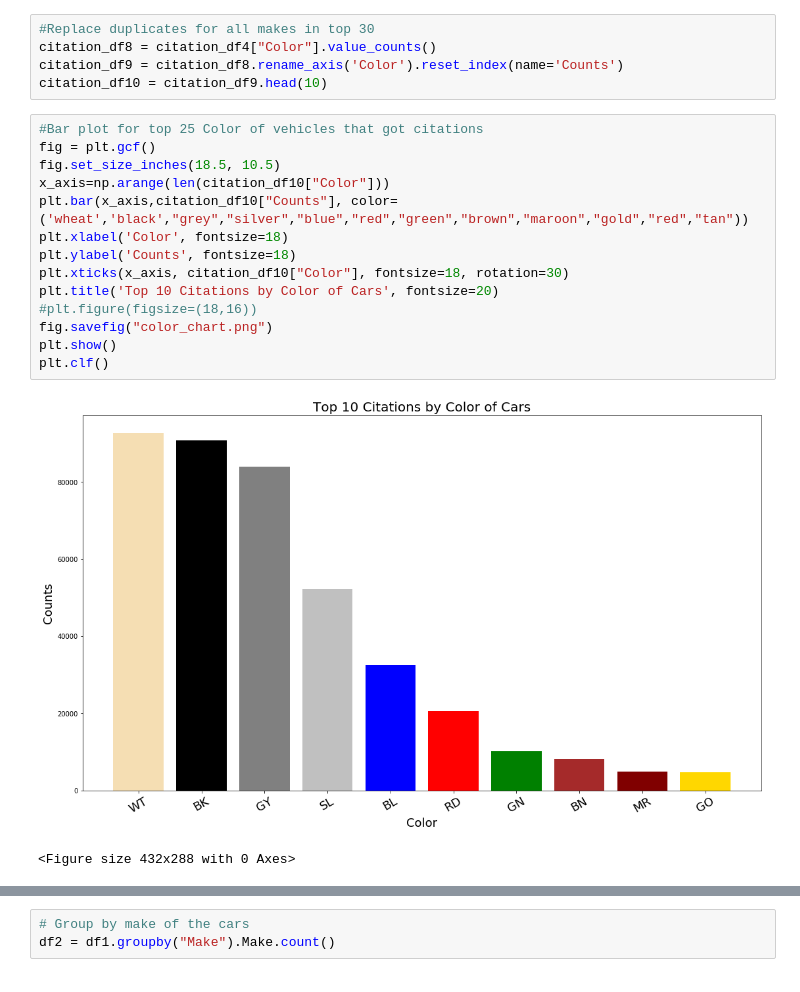
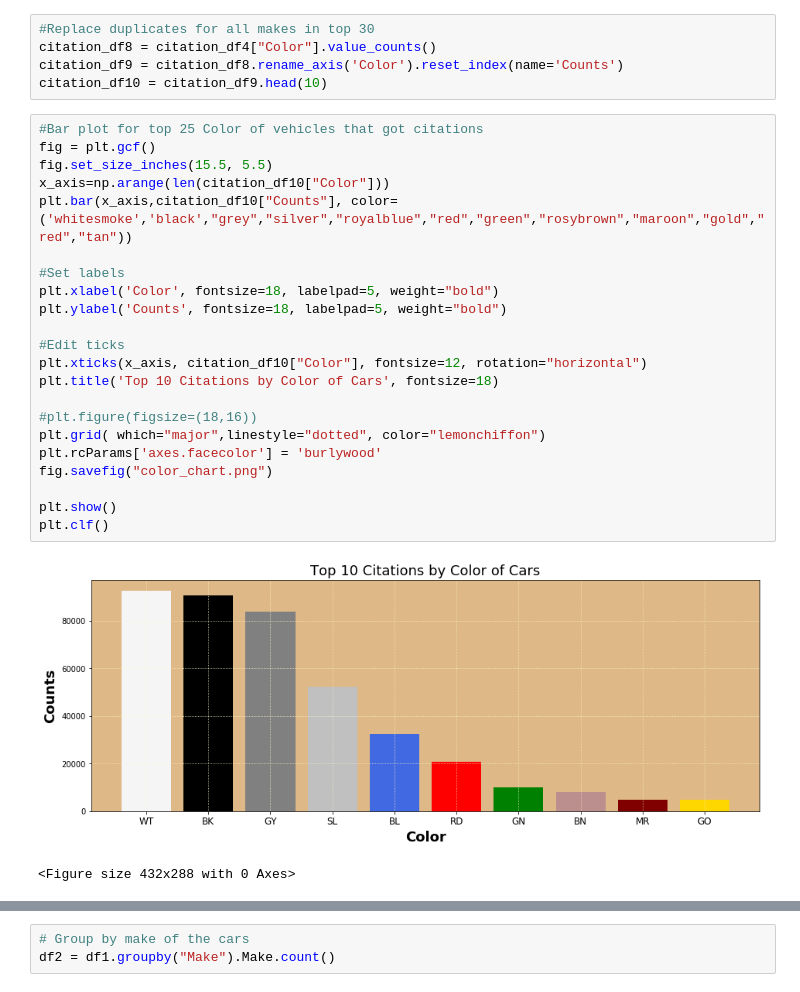
Before and after one commit to chele0630/Team3_Project1, a Jupyter notebook: CitationPy.ipynb, the cells around one changed output, grey strips where cells are left out. Drawn from its saved outputs; the diff is of its cells as text.

```diff
--- a/CitationPy.ipynb
+++ b/CitationPy.ipynb
@@ -122,19 +145,27 @@ citation_df10 = citation_df9.head(10)
 # %%
 #Bar plot for top 25 Color of vehicles that got citations
 fig = plt.gcf()
-fig.set_size_inches(18.5, 10.5)
+fig.set_size_inches(15.5, 5.5)
 x_axis=np.arange(len(citation_df10["Color"]))
-plt.bar(x_axis,citation_df10["Counts"], color=('wheat','black',"grey","silver","blue","red","green","brown","maroon","gold","red","tan"))
-plt.xlabel('Color', fontsize=18)
-plt.ylabel('Counts', fontsize=18)
-plt.xticks(x_axis, citation_df10["Color"], fontsize=18, rotation=30)
-plt.title('Top 10 Citations by Color of Cars', fontsize=20)
+plt.bar(x_axis,citation_df10["Counts"], color=('whitesmoke','black',"grey","silver","royalblue","red","green","rosybrown","maroon","gold","red","tan"))
+
+#Set labels
+plt.xlabel('Color', fontsize=18, labelpad=5, weight="bold")
+plt.ylabel('Counts', fontsize=18, labelpad=5, weight="bold")
+
+#Edit ticks
+plt.xticks(x_axis, citation_df10["Color"], fontsize=12, rotation="horizontal")
+plt.title('Top 10 Citations by Color of Cars', fontsize=18)
+
 #plt.figure(figsize=(18,16))
+plt.grid( which="major",linestyle="dotted", color="lemonchiffon")
+plt.rcParams['axes.facecolor'] = 'burlywood'
 fig.savefig("color_chart.png")
+
 plt.show()
 plt.clf()
 # %% [output]
-[figure, old version]
+[figure, new version]
 <Figure size 432x288 with 0 Axes>
 # %%
 plt.clf()
```
Also changed, not shown: parts of 20 cells of this notebook, 5 other files.
